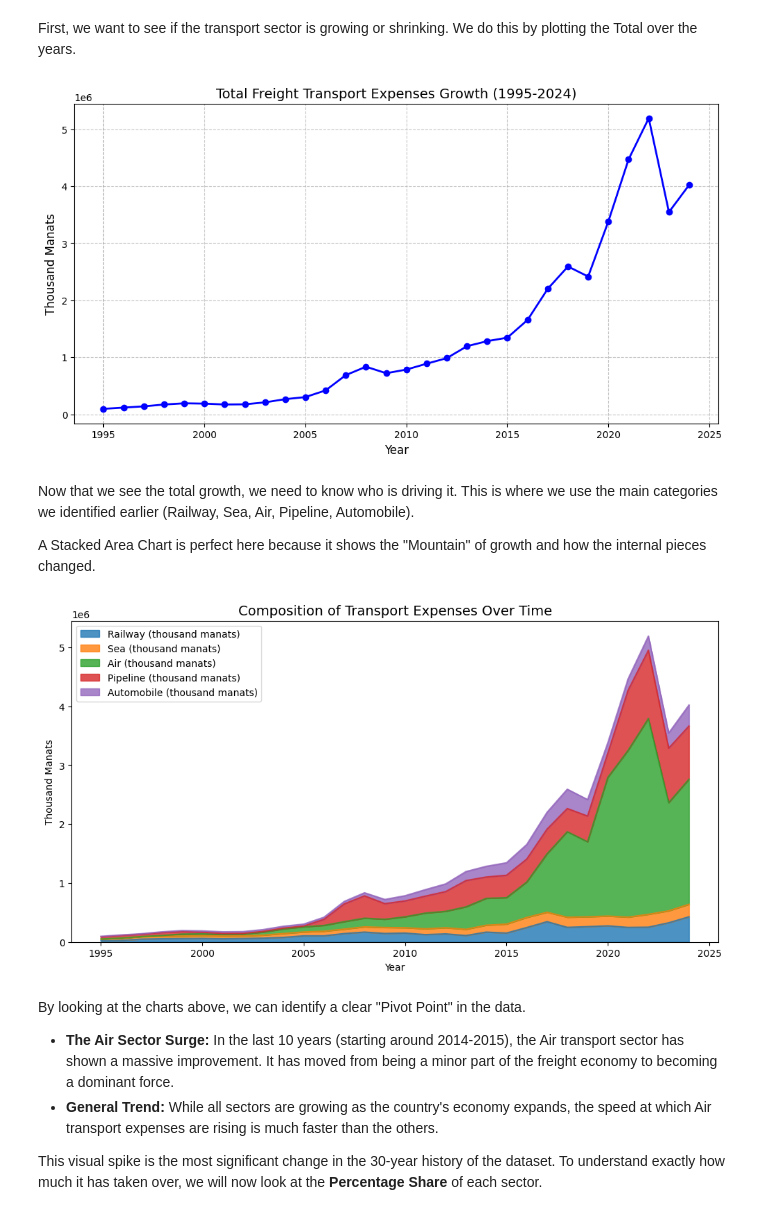
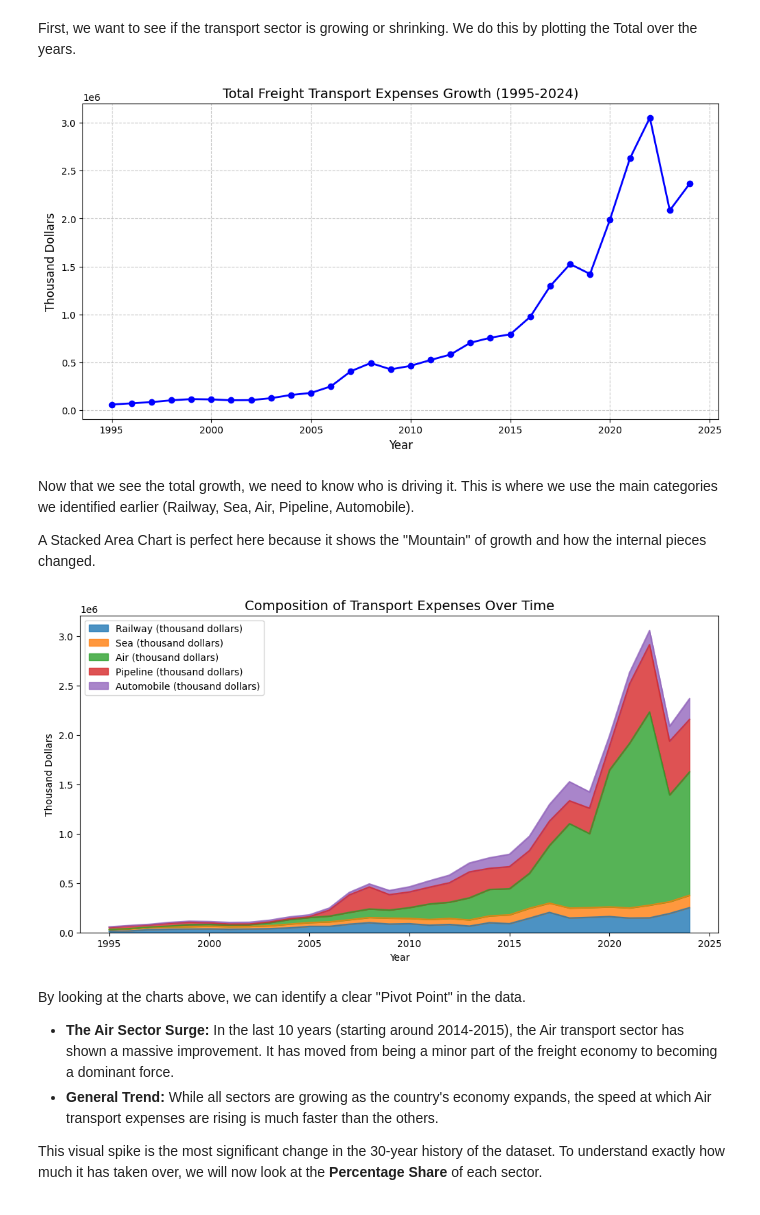
Before and after one commit to Faig-TYBV/holbertonschool-dataset_competition, a Jupyter notebook: Analysis.ipynb, the cells around one changed output. Saved outputs shown, nothing was run; the diff lists cells and outputs as text; code cells hidden in the pictures.

Commit message:
changing unit from manat to dollar and adding one more dataset related to GDP of Azerbaijan

```diff
--- a/Analysis.ipynb
+++ b/Analysis.ipynb
@@ -38,13 +38,17 @@ my_dataset.head()
 Since we have an unnecessary column, we will drop it and continue. The column names will also be translated into English.
 # %%
 my_dataset.drop(columns=["Unnamed: 1"], inplace=True)
-my_dataset.rename(columns={"Cəmi (min manat)": "Total (thousand manats)",
-                            "Dəmir yolu (mln.manat)": "Railway (thousand manats)",
-                            "Dəniz (min manat)": "Sea (thousand manats)",
-                            "Hava (min manat)": "Air (thousand manats)",
-                            "Boru kəməri (min manat)": "Pipeline (thousand manats)",
-                            "neft kəməri (min manat)": "oil pipeline (thousand manats)",
-                            "qaz kəməri (min manat)": "gas pipeline (thousand manats)",
-                            "Avtomobil (min manat)": "Automobile (thousand manats)"}, inplace=True)
+my_dataset.rename(columns={"Cəmi (min manat)": "Total (thousand dollars)",
+                            "Dəmir yolu (mln.manat)": "Railway (thousand dollars)",
+                            "Dəniz (min manat)": "Sea (thousand dollars)",
+                            "Hava (min manat)": "Air (thousand dollars)",
+                            "Boru kəməri (min manat)": "Pipeline (thousand dollars)",
+                            "neft kəməri (min manat)": "oil pipeline (thousand dollars)",
+                            "qaz kəməri (min manat)": "gas pipeline (thousand dollars)",
+                            "Avtomobil (min manat)": "Automobile (thousand dollars)"}, inplace=True)
+# from manat to thousand dollars
+conversion_rate = 1 / 1.7  # Assuming 1 dollar = 1
+for column in my_dataset.columns:
+    my_dataset[column] = my_dataset[column].apply(lambda x: round(x * conversion_rate, 0) if pd.notnull(x) else x)
 my_dataset.head(5)
 # %% [output]
@@ -73,14 +77,14 @@ We will now move from "numbers in a table" to **visual storytelling**. Our focus
 First, we want to see if the transport sector is growing or shrinking. We do this by plotting the Total over the years.
 # %%
 plt.figure(figsize=(12, 6))
-plt.plot(my_dataset.index, my_dataset['Total (thousand manats)'], marker='o', color='b', linewidth=2)
+plt.plot(my_dataset.index, my_dataset['Total (thousand dollars)'], marker='o', color='b', linewidth=2)
 plt.title('Total Freight Transport Expenses Growth (1995-2024)', fontsize=14)
 plt.xlabel('Year', fontsize=12)
-plt.ylabel('Thousand Manats', fontsize=12)
+plt.ylabel('Thousand Dollars', fontsize=12)
 plt.grid(True, linestyle='--', alpha=0.7)
 plt.show()
 # %% [output]
-[figure, old version]
+[figure, new version]
 # %% [markdown]
 Now that we see the total growth, we need to know who is driving it. This is where we use the main categories we identified earlier (Railway, Sea, Air, Pipeline, Automobile).
 
@@ -88,21 +92,21 @@ A Stacked Area Chart is perfect here because it shows the "Mountain" of growth a
 # %%
 # We define our main categories (excluding the sub-categories and the pre-existing total)
 categories = [
-    'Railway (thousand manats)',
-    'Sea (thousand manats)',
-    'Air (thousand manats)',
-    'Pipeline (thousand manats)',
-    'Automobile (thousand manats)'
+    'Railway (thousand dollars)',
+    'Sea (thousand dollars)',
+    'Air (thousand dollars)',
+    'Pipeline (thousand dollars)',
+    'Automobile (thousand dollars)'
 ]
 
 # Plotting
 my_dataset[categories].plot(kind='area', stacked=True, figsize=(12, 6), alpha=0.8)
 plt.title('Composition of Transport Expenses Over Time', fontsize=14)
-plt.ylabel('Thousand Manats')
+plt.ylabel('Thousand Dollars')
 plt.legend(loc='upper left')
 plt.show()
 # %% [output]
-[figure, old version]
+[figure, new version]
 # %% [markdown]
 By looking at the charts above, we can identify a clear "Pivot Point" in the data.
 
```
Also changed, not shown: parts of 3 cells of this notebook, 1 other file.
